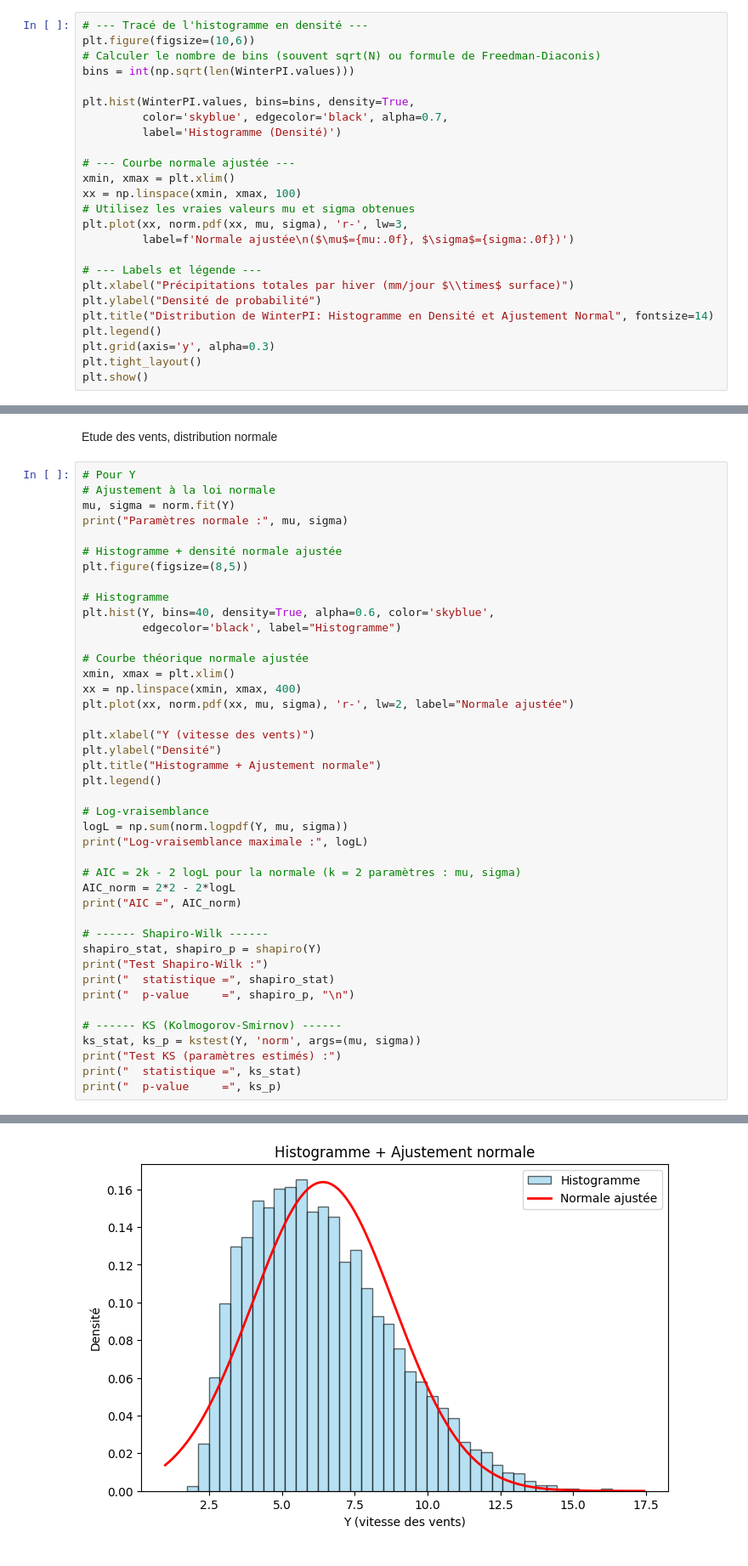
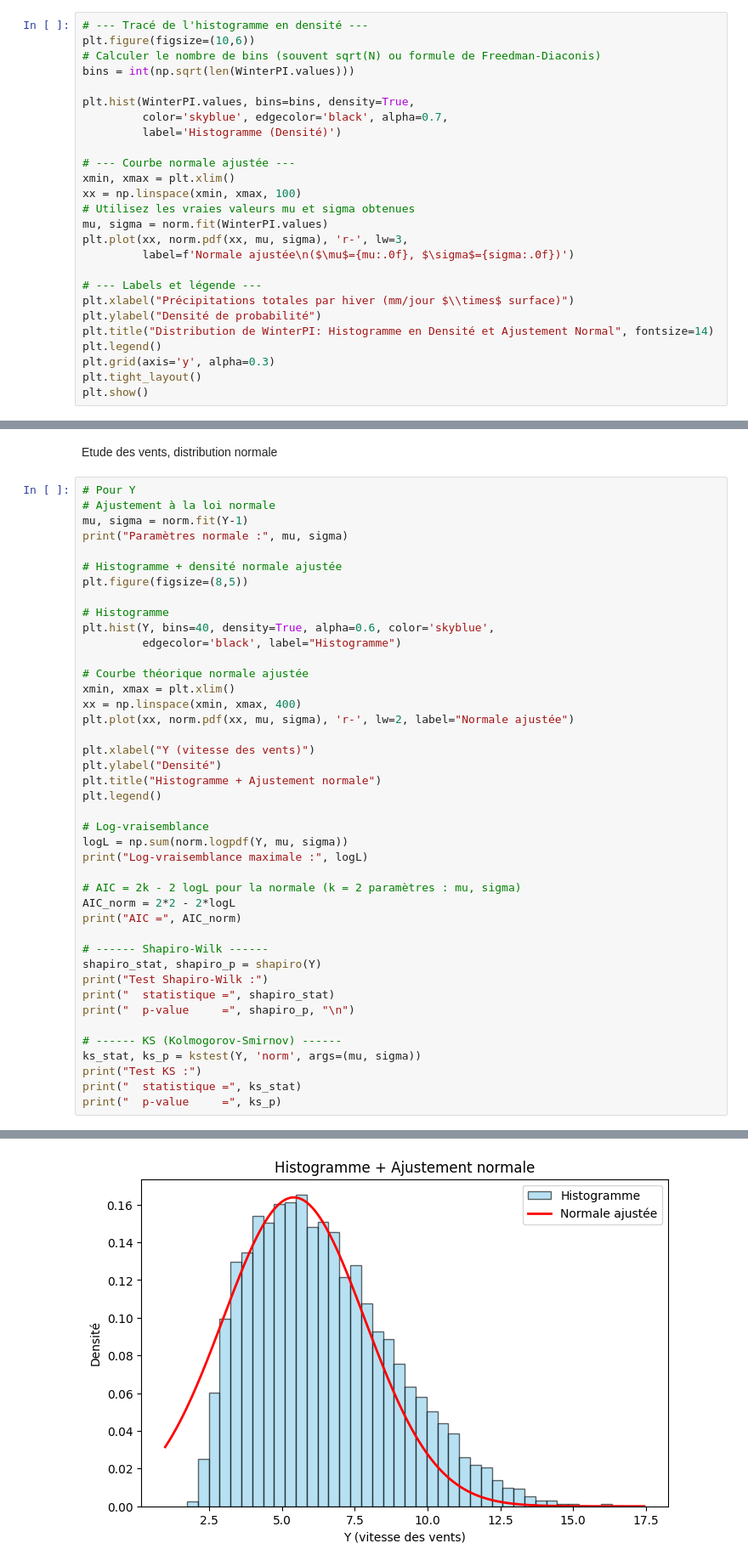
Before and after one commit to Faza20-lab/Projet_stats, a Jupyter notebook: Projet_stats.ipynb, the cells around one changed output, grey strips where cells are left out. Shown: that part at 85% size. Cells and saved outputs as stored; diff of their text form.

```diff
--- a/Projet_stats.ipynb
+++ b/Projet_stats.ipynb
@@ -362,6 +365,7 @@ plt.hist(WinterPI.values, bins=bins, density=True,
 xmin, xmax = plt.xlim()
 xx = np.linspace(xmin, xmax, 100)
 # Utilisez les vraies valeurs mu et sigma obtenues
+mu, sigma = norm.fit(WinterPI.values)
 plt.plot(xx, norm.pdf(xx, mu, sigma), 'r-', lw=3,
          label=f'Normale ajustée\n($\mu$={mu:.0f}, $\sigma$={sigma:.0f})')
 
@@ -565,7 +569,7 @@ Etude des vents, distribution normale
 # %%
 # Pour Y
 # Ajustement à la loi normale
-mu, sigma = norm.fit(Y)
+mu, sigma = norm.fit(Y-1)
 print("Paramètres normale :", mu, sigma)
 
 # Histogramme + densité normale ajustée
@@ -601,7 +605,7 @@ print("  p-value     =", shapiro_p, "\n")
 
 # ------ KS (Kolmogorov-Smirnov) ------
 ks_stat, ks_p = kstest(Y, 'norm', args=(mu, sigma))
-print("Test KS (paramètres estimés) :")
+print("Test KS :")
 print("  statistique =", ks_stat)
 print("  p-value     =", ks_p)
 # %% [output]
@@ -618 +622 @@ Test KS (paramètres estimés) :
-[figure, old version]
+[figure, new version]
```
Also changed, not shown: parts of 27 cells of this notebook.
